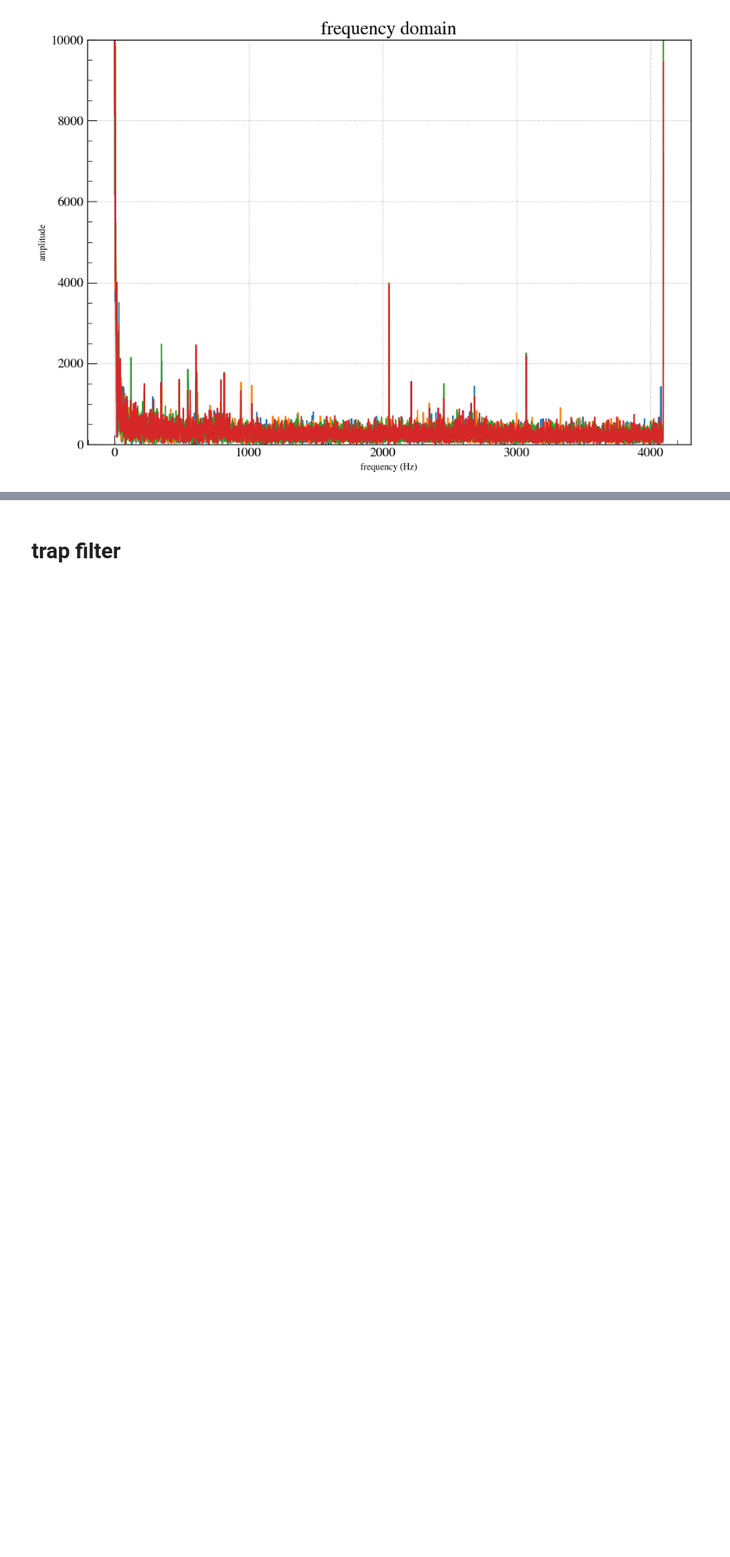
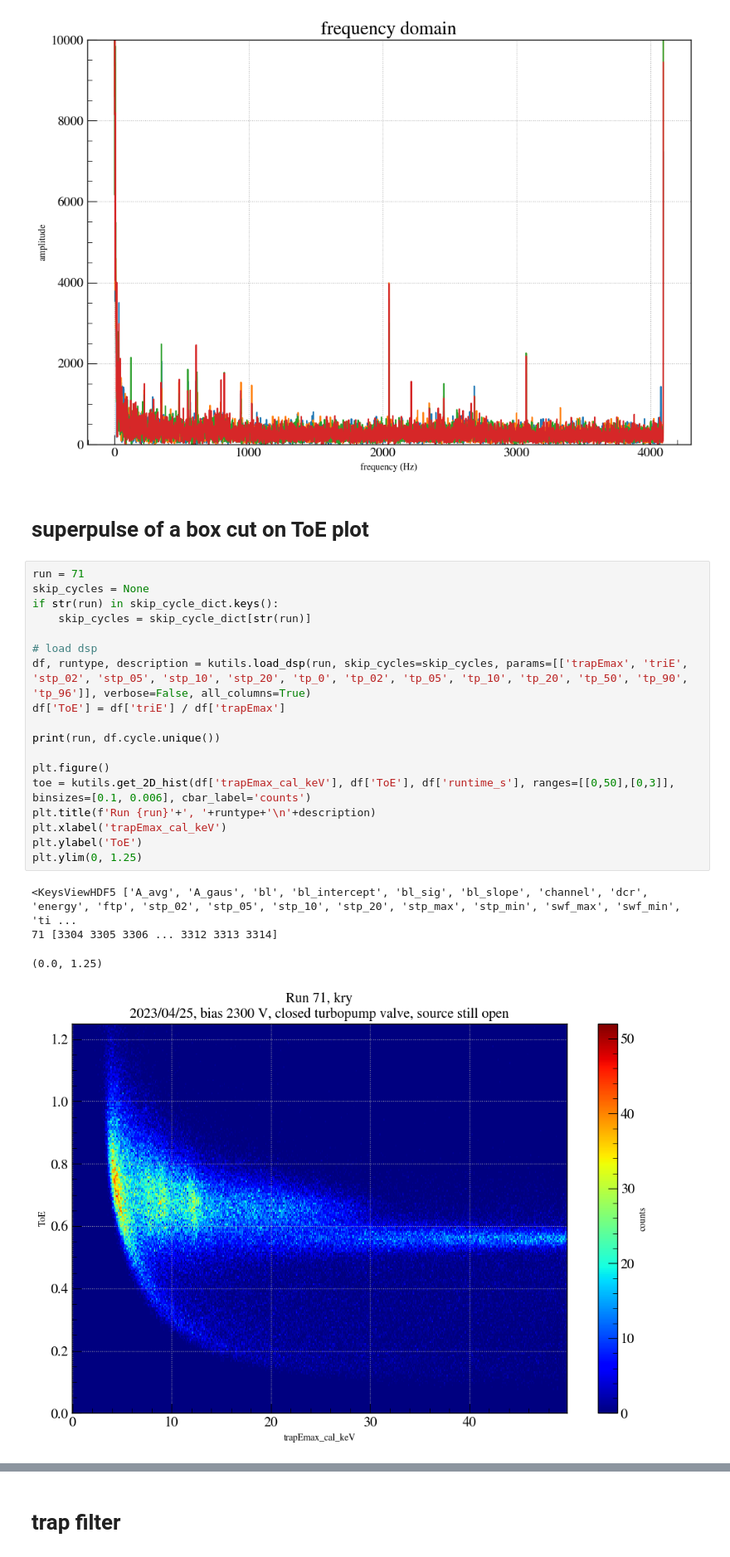
Before and after one commit to nfuad041/nfkrstc, a Jupyter notebook: ToE analysis.ipynb, the cells around one changed output, grey strips where cells are left out. Shown at 83% size. Cells and saved outputs as stored; diff of their text form; blank space fills up the shorter version.

```diff
--- a/ToE analysis.ipynb
+++ b/ToE analysis.ipynb
@@ -168,4 +157,29 @@ plt.ylabel('amplitude')
 # %% [output]
 Text(0, 0.5, 'amplitude')
 [figure]
+# %% [markdown]
+# superpulse of a box cut on ToE plot
+# %%
+run = 71
+skip_cycles = None
+if str(run) in skip_cycle_dict.keys():
+    skip_cycles = skip_cycle_dict[str(run)]
+
+# load dsp
+df, runtype, description = kutils.load_dsp(run, skip_cycles=skip_cycles, params=[['trapEmax', 'triE', 'stp_02', 'stp_05', 'stp_10', 'stp_20', 'tp_0', 'tp_02', 'tp_05', 'tp_10', 'tp_20', 'tp_50', 'tp_90', 'tp_96']], verbose=False, all_columns=True)
+df['ToE'] = df['triE'] / df['trapEmax']
+
+print(run, df.cycle.unique())
+
+plt.figure()
+toe = kutils.get_2D_hist(df['trapEmax_cal_keV'], df['ToE'], df['runtime_s'], ranges=[[0,50],[0,3]], binsizes=[0.1, 0.006], cbar_label='counts')
+plt.title(f'Run {run}'+', '+runtype+'\n'+description)
+plt.xlabel('trapEmax_cal_keV')
+plt.ylabel('ToE')
+plt.ylim(0, 1.25)
+# %% [output]
+<KeysViewHDF5 ['A_avg', 'A_gaus', 'bl', 'bl_intercept', 'bl_sig', 'bl_slope', 'channel', 'dcr', 'energy', 'ftp', 'stp_02', 'stp_05', 'stp_10', 'stp_20', 'stp_max', 'stp_min', 'swf_max', 'swf_min', 'ti ...
+71 [3304 3305 3306 ... 3312 3313 3314]
+(0.0, 1.25)
+[figure, added]
 # %%
```
Also changed, not shown: parts of 6 cells of this notebook, 9 other files.
